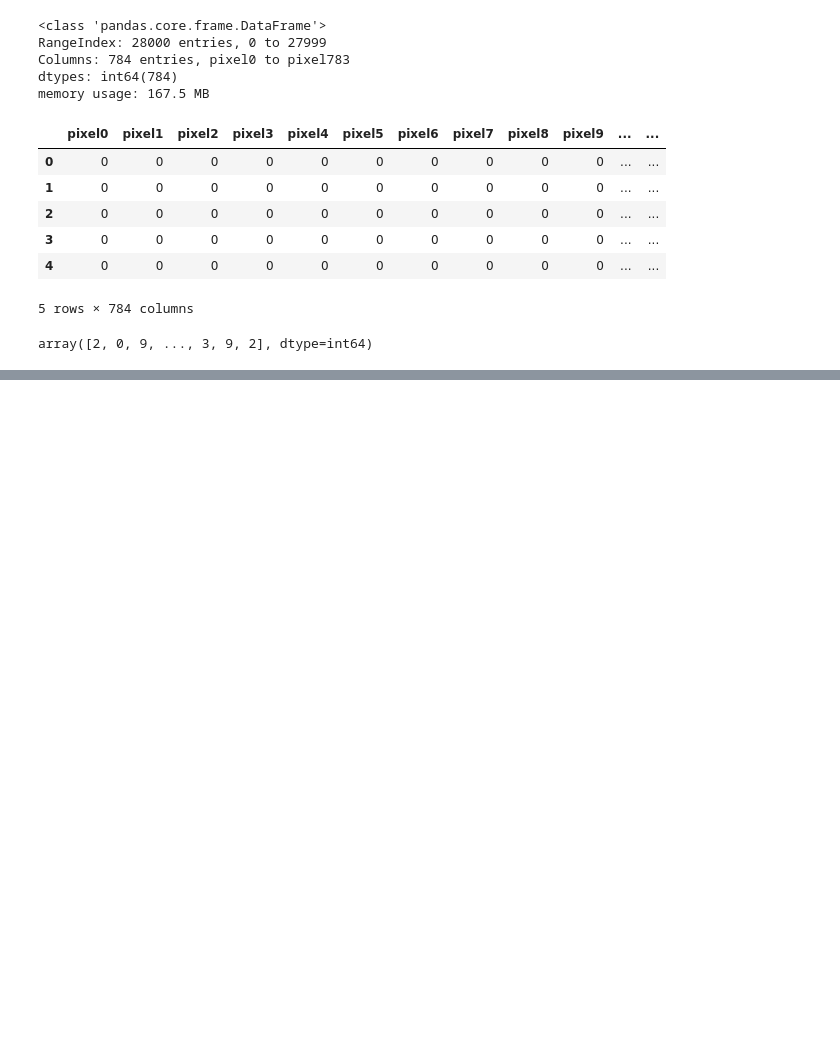
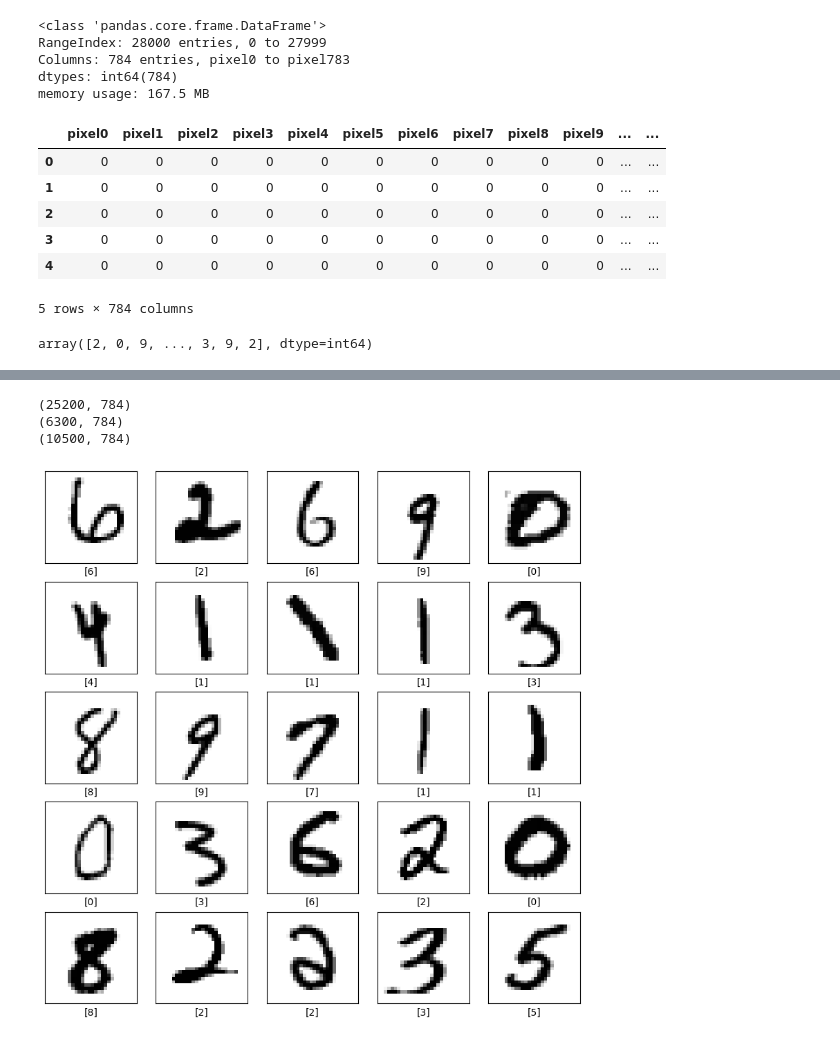
Before and after one commit to Safwan-ullah-khan/Computer_Vision_Projects, a Jupyter notebook: notebook/mnist.ipynb, the cells around one changed output, grey strips where cells are left out. Drawn from its saved outputs; the diff is of its cells as text; code cells hidden in the pictures; blank space fills up the shorter version.

```diff
--- a/notebook/mnist.ipynb
+++ b/notebook/mnist.ipynb
@@ -116,0 +129,43 @@ array([2, 0, 9, ..., 3, 9, 2], dtype=int64)
+# %%
+#### Splitting into train and val data set to ensure callback during training
+
+X_train_1,  x_val, y_train_1, y_val =  train_test_split(X_train, y_train, test_size= 0.2, random_state= 42)
+# %%
+##### COnverting each to numpy to resize to img size (28 x 28)
+
+X_train_1 = X_train_1.to_numpy()
+x_val = x_val.to_numpy()
+X_test = X_test.to_numpy()
+# %%
+print(X_train_1.shape)
+print(x_val.shape)
+print(X_test.shape)
+# %% [output]
+(25200, 784)
+(6300, 784)
+(10500, 784)
+# %%
+#### Resizing to required img size
+
+X_train_1 = X_train_1.reshape(25200, 28, 28, 1)
+x_val = x_val.reshape(6300, 28, 28, 1)
+X_test = X_test.reshape(10500, 28, 28, 1)
+# %%
+y_train_1 = y_train_1.to_numpy()
+y_val = y_val.to_numpy()
+y_test = y_test.to_numpy()
+# %%
+#### Example plots of the digits in the datasets
+
+import matplotlib.pyplot as plt
+plt.figure(figsize=(10,10))
+for i in range(25):
+    plt.subplot(5,5,i+1)
+    plt.xticks([])
+    plt.yticks([])
+    plt.grid(False)
+    plt.imshow(X_train_1[i], cmap=plt.cm.binary)
+    plt.xlabel(y_train_1[i])
+plt.show()
+# %% [output]
+[figure, added]
```
Also changed, not shown: parts of 23 cells of this notebook.
